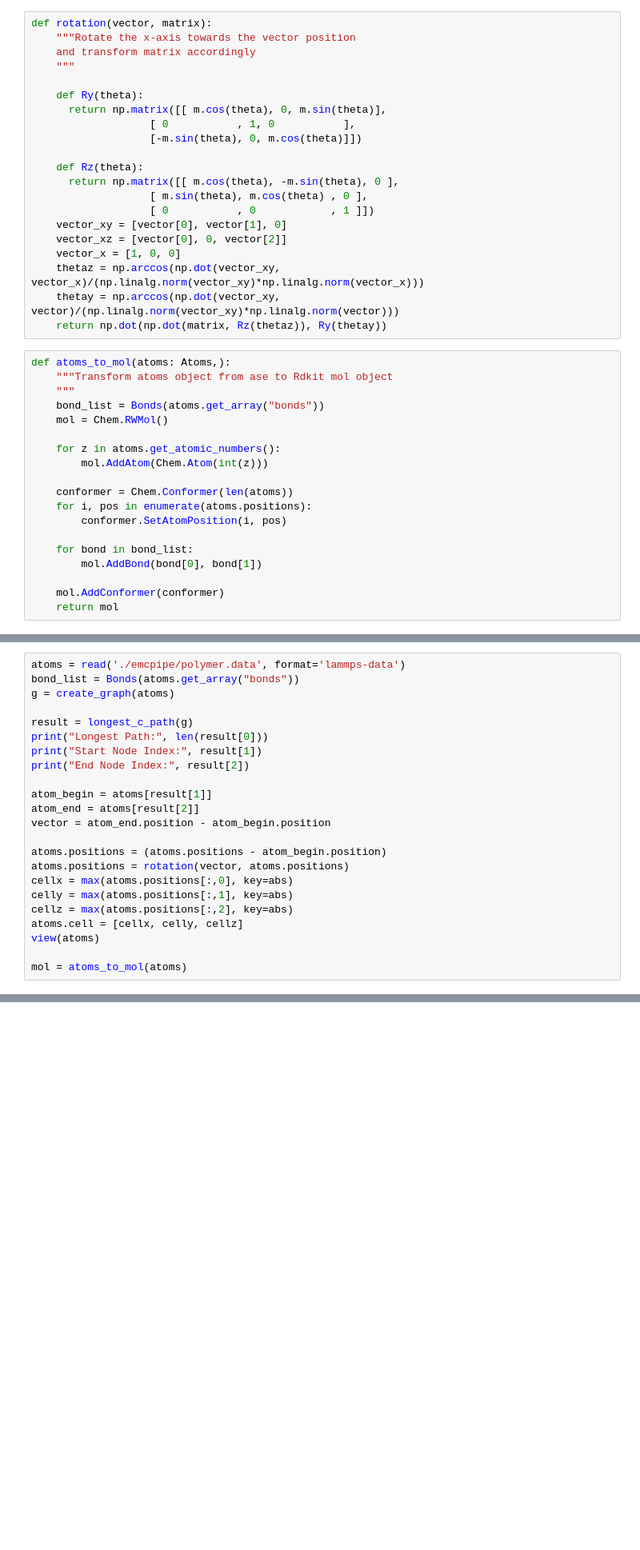
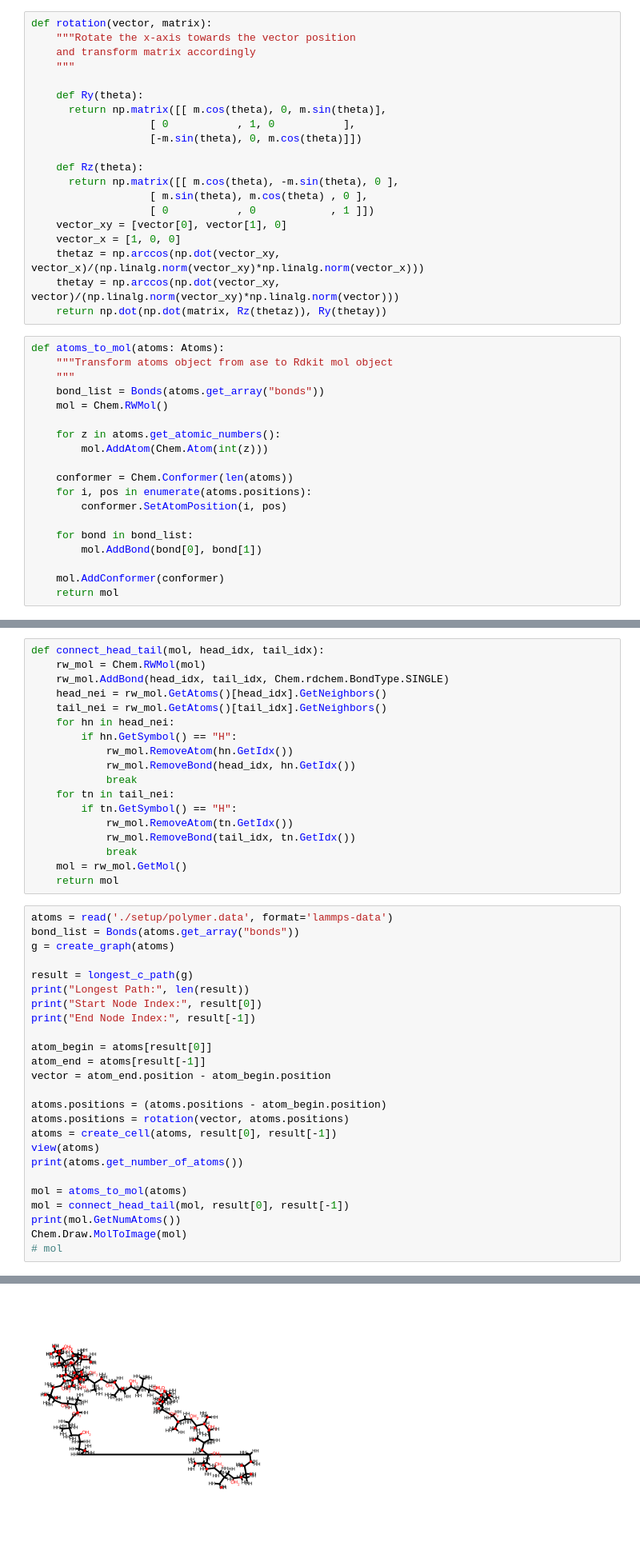
Before and after one commit to XiangruiLi-Ray/emc2lmp, a Jupyter notebook: tranform.ipynb, the cells around one changed output, grey strips where cells are left out. Shown at 80% size. Saved outputs shown, nothing was run; the diff lists cells and outputs as text; blank space fills up the shorter version.

```diff
--- a/tranform.ipynb
+++ b/tranform.ipynb
@@ -100,13 +101,12 @@ def rotation(vector, matrix):
                    [ m.sin(theta), m.cos(theta) , 0 ],
                    [ 0           , 0            , 1 ]])
     vector_xy = [vector[0], vector[1], 0]
-    vector_xz = [vector[0], 0, vector[2]]
     vector_x = [1, 0, 0]
     thetaz = np.arccos(np.dot(vector_xy, vector_x)/(np.linalg.norm(vector_xy)*np.linalg.norm(vector_x)))
     thetay = np.arccos(np.dot(vector_xy, vector)/(np.linalg.norm(vector_xy)*np.linalg.norm(vector)))
     return np.dot(np.dot(matrix, Rz(thetaz)), Ry(thetay))
 # %%
-def atoms_to_mol(atoms: Atoms,):
+def atoms_to_mol(atoms: Atoms):
     """Transform atoms object from ase to Rdkit mol object
     """
     bond_list = Bonds(atoms.get_array("bonds"))
@@ -127,24 +139,44 @@ def atoms_to_mol(atoms: Atoms,):
+# %%
+def connect_head_tail(mol, head_idx, tail_idx):
+    rw_mol = Chem.RWMol(mol)
+    rw_mol.AddBond(head_idx, tail_idx, Chem.rdchem.BondType.SINGLE)
+    head_nei = rw_mol.GetAtoms()[head_idx].GetNeighbors()
+    tail_nei = rw_mol.GetAtoms()[tail_idx].GetNeighbors()
+    for hn in head_nei:
+        if hn.GetSymbol() == "H":
+            rw_mol.RemoveAtom(hn.GetIdx())
+            rw_mol.RemoveBond(head_idx, hn.GetIdx())
+            break
+    for tn in tail_nei:
+        if tn.GetSymbol() == "H":
+            rw_mol.RemoveAtom(tn.GetIdx())
+            rw_mol.RemoveBond(tail_idx, tn.GetIdx())
+            break
+    mol = rw_mol.GetMol()
+    return mol
 # %%
-atoms = read('./emcpipe/polymer.data', format='lammps-data')
+atoms = read('./setup/polymer.data', format='lammps-data')
 bond_list = Bonds(atoms.get_array("bonds"))
 g = create_graph(atoms)
 
 result = longest_c_path(g)
-print("Longest Path:", len(result[0]))
-print("Start Node Index:", result[1])
-print("End Node Index:", result[2])
+print("Longest Path:", len(result))
+print("Start Node Index:", result[0])
+print("End Node Index:", result[-1])
 
-atom_begin = atoms[result[1]]
-atom_end = atoms[result[2]]
+atom_begin = atoms[result[0]]
+atom_end = atoms[result[-1]]
 vector = atom_end.position - atom_begin.position
 
 atoms.positions = (atoms.positions - atom_begin.position)
 atoms.positions = rotation(vector, atoms.positions)
-cellx = max(atoms.positions[:,0], key=abs)
-celly = max(atoms.positions[:,1], key=abs)
-cellz = max(atoms.positions[:,2], key=abs)
-atoms.cell = [cellx, celly, cellz]
+atoms = create_cell(atoms, result[0], result[-1])
 view(atoms)
+print(atoms.get_number_of_atoms())
 
 mol = atoms_to_mol(atoms)
+mol = connect_head_tail(mol, result[0], result[-1])
+print(mol.GetNumAtoms())
+Chem.Draw.MolToImage(mol)
+# mol
 # %% [output]
@@ -153,0 +188 @@ End Node Index: 300
+[figure, added]
```
Also changed, not shown: parts of 7 cells of this notebook, 53 other files.
